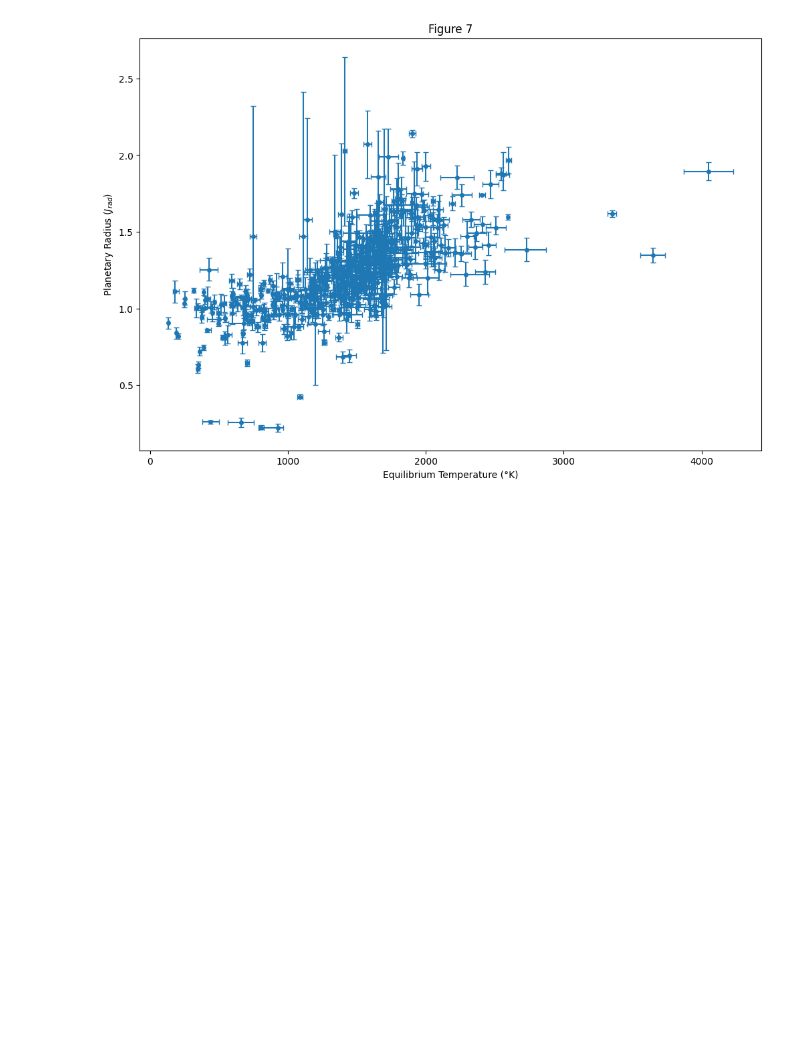
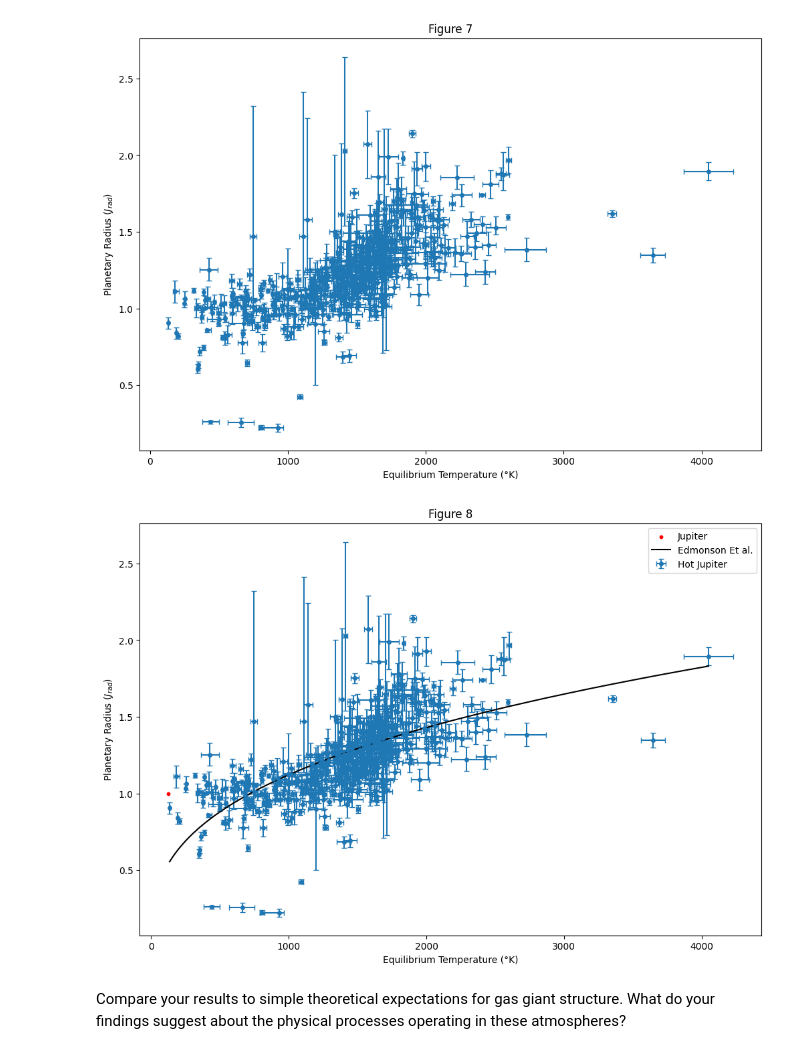
Before and after one commit to Macauley-Jones/PHYS2116_Comp_Assignment, a Jupyter notebook: Computational Assignment.ipynb, the cells around one changed output. Drawn from its saved outputs; the diff is of its cells as text; code cells hidden in the pictures; blank space fills up the shorter version.

```diff
--- a/Computational Assignment.ipynb
+++ b/Computational Assignment.ipynb
@@ -348,2 +208,27 @@ plot5(temps, radii, "Equilibrium Temperature (°K)", "Planetary Radius ($J_{rad}
 # %% [output]
 [figure]
+# %%
+def legend_error_plot(xaxis, yaxis, xname, yname, xerr, yerr, n):
+    plt.figure(figsize=(12,8))
+    plt.errorbar(x=xaxis, y=yaxis,
+                 xerr=xerr, yerr=yerr,
+                 fmt="o", markersize=4, capsize=3, label="Hot Jupiter")
+
+    plt.scatter(J_temp, J_rad, color="red", s=10, label="Jupiter")
+
+    x = np.linspace(min(xaxis), max(xaxis), 200)
+    y = (1.1 * x ** 0.35) / 11
+    plt.plot(x, y, linestyle="-", color="black", label="Edmonson Et al.")
+
+    plt.xlabel(xname)
+    plt.ylabel(yname)
+    plt.title(f"Figure {n}")
+
+    plt.legend()
+    plt.show()
+# %%
+legend_error_plot(temps, radii, "Equilibrium Temperature (°K)", "Planetary Radius ($J_{rad}$)", terr, prerr, 8)
+# %% [output]
+[figure, added]
+# %% [markdown]
+Compare your results to simple theoretical expectations for gas giant structure. What do your findings suggest about the physical processes operating in these atmospheres?
```
Also changed, not shown: parts of 18 cells of this notebook.
